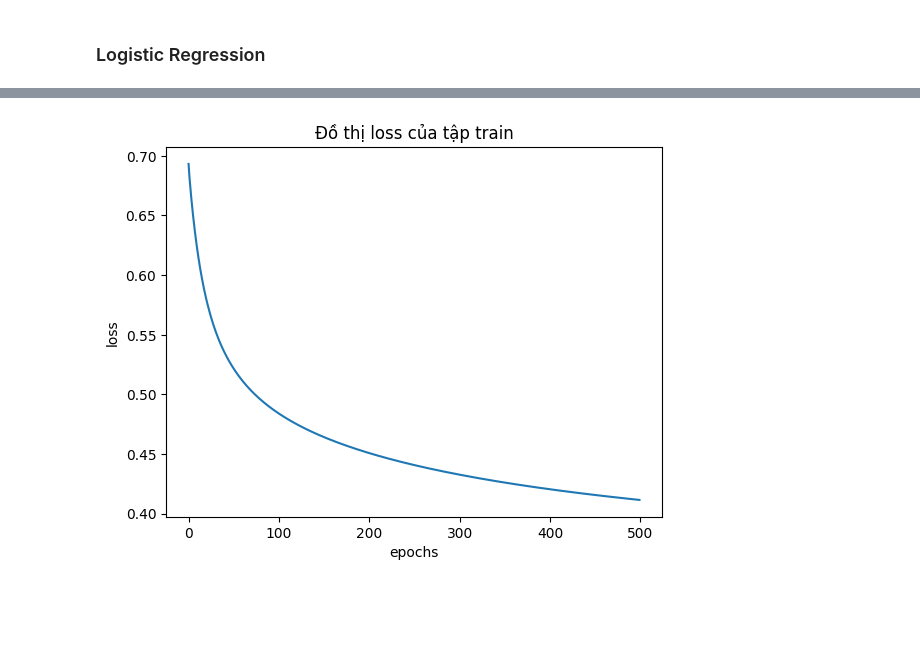
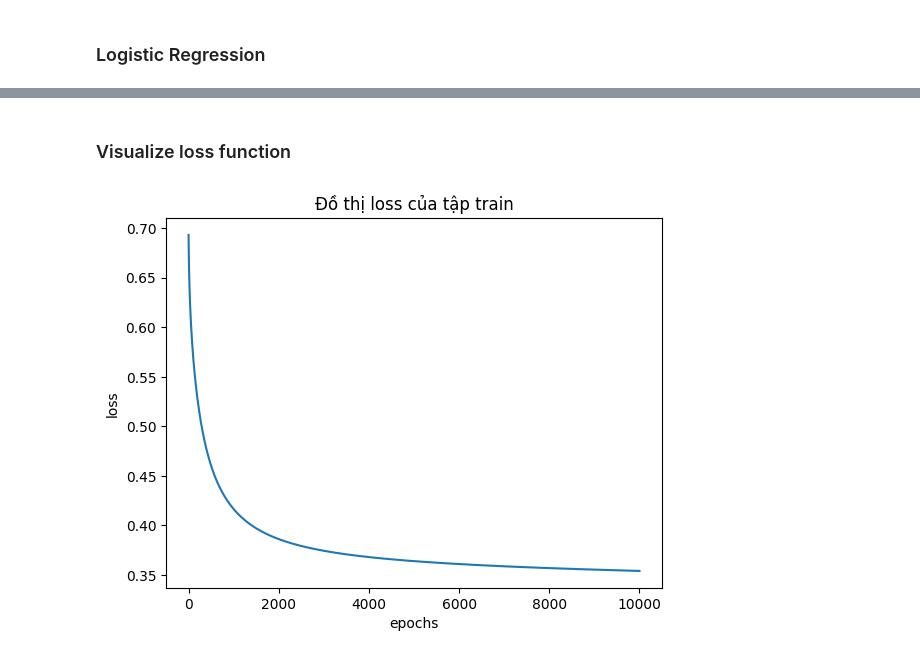
Before and after one commit to dinhbaothy/DS102_23521563, a Jupyter notebook: Lab02_GD_LogisticReg_SoftmaxReg/BT1.ipynb, the cells around one changed output, grey strips where cells are left out. Drawn from its saved outputs; the diff is of its cells as text; code cells hidden in the pictures; blank space fills up the shorter version.

Commit message:
Predict students dropout using Logistic Regression (numpy only)

```diff
--- a/Lab02_GD_LogisticReg_SoftmaxReg/BT1.ipynb
+++ b/Lab02_GD_LogisticReg_SoftmaxReg/BT1.ipynb
@@ -74,0 +100,4 @@ data = data.drop(['Curricular units 1st sem (credited)', 'Curricular units 1st s
+# %%
+for col in data.columns:
+    if data[col].dtype == np.float64:
+        data[col] = (data[col] - data[col].mean()) / data[col].std()
@@ -105,5 +131,0 @@ data.head()
-# %%
-X_min = X_train.min(axis=0)
-X_max = X_train.max(axis=0)
-X_train = (X_train - X_min) / (X_max - X_min)
-X_test = (X_test - X_min) / (X_max - X_min)
@@ -138,23 +140,17 @@ class LogisticRegression:
         self.metrics = []
 
     def sigmoid(self, alpha: np.ndarray) -> np.ndarray:
-        alpha = np.clip(alpha, -500, 500) #Giới hạn để tránh overflow
         return 1/(1 + np.exp(-alpha))
 
     def lossfn(self, y: np.ndarray, y_hat: np.ndarray) -> float:
         esp = 1e-10
         return -(y * np.log(y_hat + esp) + (1 - y) * np.log(1 - y_hat + esp)).mean()
 
-    def accuracy(self, y: np.ndarray, y_hat: np.ndarray) -> float:
-        y_pred = (y_hat >= 0.5).astype(int) #Chắc chắn giá trị ra 0 hoặc 1
-        # return (1 - np.abs(y - y_hat)).mean()
-        return (y_pred == y).mean()
-
     def fit(self, X: np.ndarray, y: np.ndarray) -> None:
         n = X.shape[0] # Số mẫu
         d = X.shape[1] # Số đặc trưng
         self.theta = np.zeros((d, 1))
-        for e in range (self.epoch):
+        for e in range(self.epoch):
             #Vector gradient: 1/m X_T (X_theta - y)
             #Forward pass
             y_hat = self.predict(X)
@@ -175,6 +171,6 @@ class LogisticRegression:
         y_hat = self.sigmoid(alpha)
         return y_hat
 
-    def rmse(self, y: np.ndarray, y_hat: np.ndarray) -> float:
-        rmse = (((y - y_hat)**2).mean())**0.5
-        return rmse
+    #độ đo accuracy
+    def accuracy(self, y: np.ndarray, y_hat: np.ndarray) -> float:
+        return (1 - np.abs(y - y_hat)).mean()
@@ -191,0 +177,10 @@ print(rmse)
+# %%
+logisticReg = LogisticRegression(10000, 0.001)
+
+logisticReg.fit(X_train, y_train)
+
+y_hat = logisticReg.predict(X_test)
+print(y_hat)
+
+accuracy = logisticReg.accuracy(y_test, y_hat)
+print(accuracy)
@@ -192,12 +205,14 @@ print(rmse)
+# %% [markdown]
+### Visualize loss function
 # %%
 from matplotlib.pylab import plt
 
 train_loss = logisticReg.losses
 
-plt.plot(range(len(train_loss)), train_loss, label = 'Training loss')
+plt.plot(range(1, logisticReg.epoch + 1), logisticReg.losses, label = 'Training loss')
 plt.title('Đồ thị loss của tập train')
 plt.xlabel('epochs')
 plt.ylabel('loss')
 plt.show()
 # %% [output]
-[figure, old version]
+[figure, new version]
```
Also changed, not shown: parts of 21 cells of this notebook.
